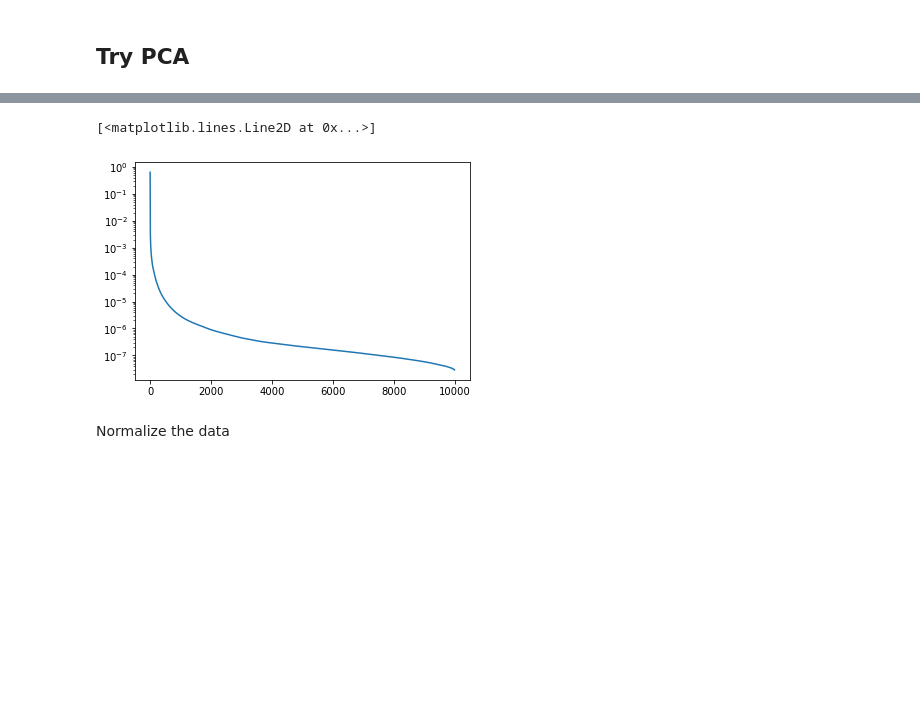
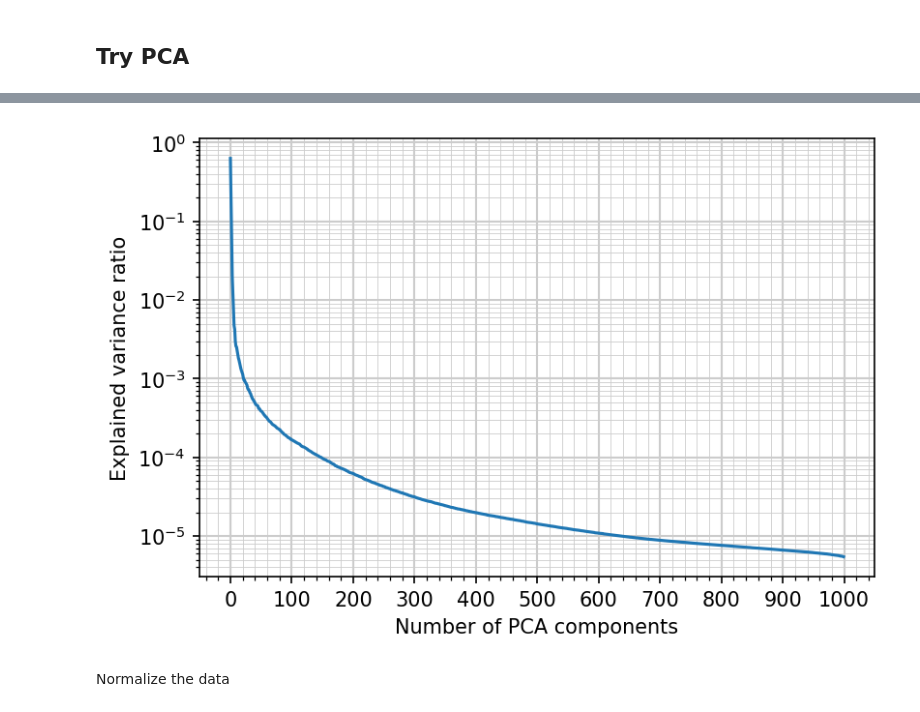
Before and after one commit to me-manu/fastespy, a Jupyter notebook: notebooks/raw-data-pca-keras-mlp.ipynb, the cells around one changed output, grey strips where cells are left out. Cells and saved outputs as stored; diff of their text form; code cells hidden in the pictures; blank space fills up the shorter version.

```diff
--- a/notebooks/raw-data-pca-keras-mlp.ipynb
+++ b/notebooks/raw-data-pca-keras-mlp.ipynb
@@ -113,7 +114,7 @@ print (result['type'].shape)  # n samples
 (40646, 10000)
 (40646,)
 # %%
-downsample = None # use only every n-th data point / decrease sampling frequency by this amount
+downsample = 10 # use only every n-th data point / decrease sampling frequency by this amount
 factor_x = 1e6  # seconds to micro seconds
 factor_y = 1e3 # V to mV
 # %%
@@ -167,8 +176,14 @@ plt.plot(X_train_pca[m,0], X_train_pca[m,1], ms=1., ls='none', marker='.')
 # %%
+plt.figure(dpi=150)
 plt.semilogy(pca.explained_variance_ratio_)
+plt.ylabel("Explained variance ratio")
+plt.xlabel("Number of PCA components")
+_ = plt.xticks(np.arange(0, 1100, 100))
+plt.gca().xaxis.set_minor_locator(MultipleLocator(20))
+plt.grid(which='both', lw=0.4, ls="-", color="0.8")
+plt.grid(which='major', lw=1, color="0.8")
 # %% [output]
-[<matplotlib.lines.Line2D at 0x...>]
-[figure, old version]
+[figure, new version]
 # %% [markdown]
 Normalize the data
 # %%
```
Also changed, not shown: parts of 6 cells of this notebook, 3 other files.
